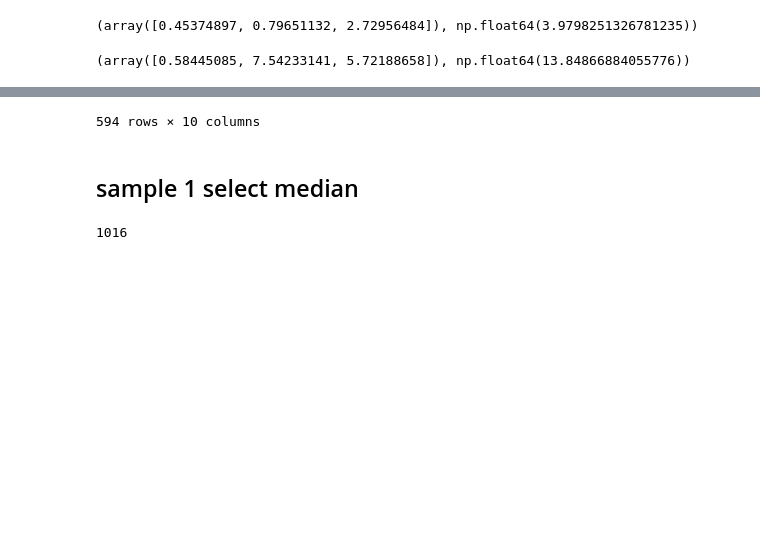
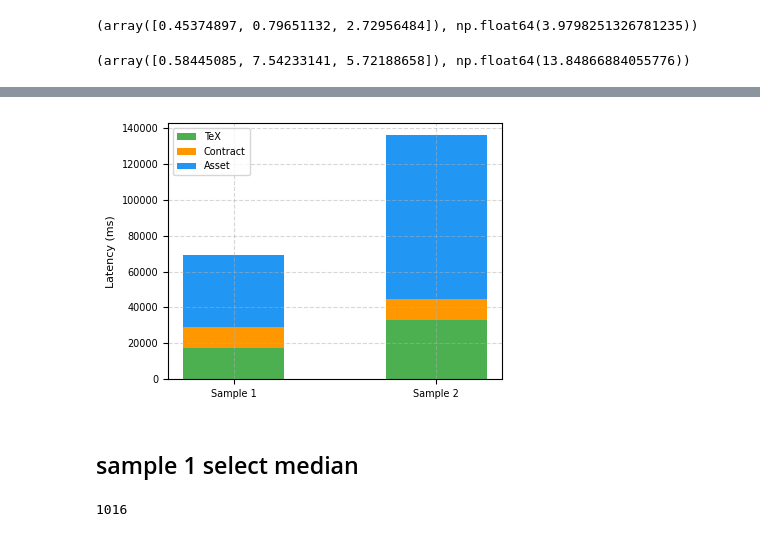
Before and after one commit to thales-must/dapp-ri, a Jupyter notebook: analysis/trace.ipynb, the cells around one changed output, grey strips where cells are left out. Drawn from its saved outputs; the diff is of its cells as text; code cells hidden in the pictures; blank space fills up the shorter version.

```diff
--- a/analysis/trace.ipynb
+++ b/analysis/trace.ipynb
@@ -388,5 +455,49 @@ get_asset_cost(maximum, 1010)
 # %% [output]
 (array([0.58445085, 7.54233141, 5.72188658]), np.float64(13.84866884055776))
 # %%
-median[6:]
+def plot_stacked_latency(df_s1, df_s2):
+    # =========================
+    # 📊 取代表值（和你论文一致）
+    # =========================
+    # Sample 1 → median run
+    s1 = df_s1.iloc[(df_s1["total"] - df_s1["total"].median()).abs().argmin()]
+
+    # Sample 2 → max run
+    s2 = df_s2.loc[df_s2["total"].idxmax()]
+
+    # =========================
+    # 📦 构造数据
+    # =========================
+    labels = ["Sample 1", "Sample 2"]
+
+    tex = [s1["tex"], s2["tex"]]
+    contract = [s1["contract"], s2["contract"]]
+    asset = [s1["asset"], s2["asset"]]
+
+    x = np.arange(len(labels))
+
+    width = 0.5
+
+    # =========================
+    # 🎨 画图
+    # =========================
+    plt.figure(figsize=(4.2, 3))
+
+    # stack
+    plt.bar(x, tex, width, label="TeX", color="#4CAF50")
+    plt.bar(x, contract, width, bottom=tex, label="Contract", color="#FF9800")
+    plt.bar(x, asset, width, bottom=np.array(tex) + np.array(contract), label="Asset", color="#2196F3")
+
+    # =========================
+    # 🧾 细节
+    # =========================
+    plt.xticks(x, labels)
+    plt.ylabel("Latency (ms)")
+
+    plt.legend()
+    plt.grid(True, linestyle="--", alpha=0.5)
+
+    plt.tight_layout()
+    plt.show()
+plot_stacked_latency(metric_median, metric_maximum)
 # %% [output]
@@ -405,4 +504,4 @@ median[6:]
-594 rows × 10 columns
+[figure, added]
 # %% [markdown]
 ## sample 1 select median
 # %%
```
Also changed, not shown: parts of 7 cells of this notebook, 2 other files.
